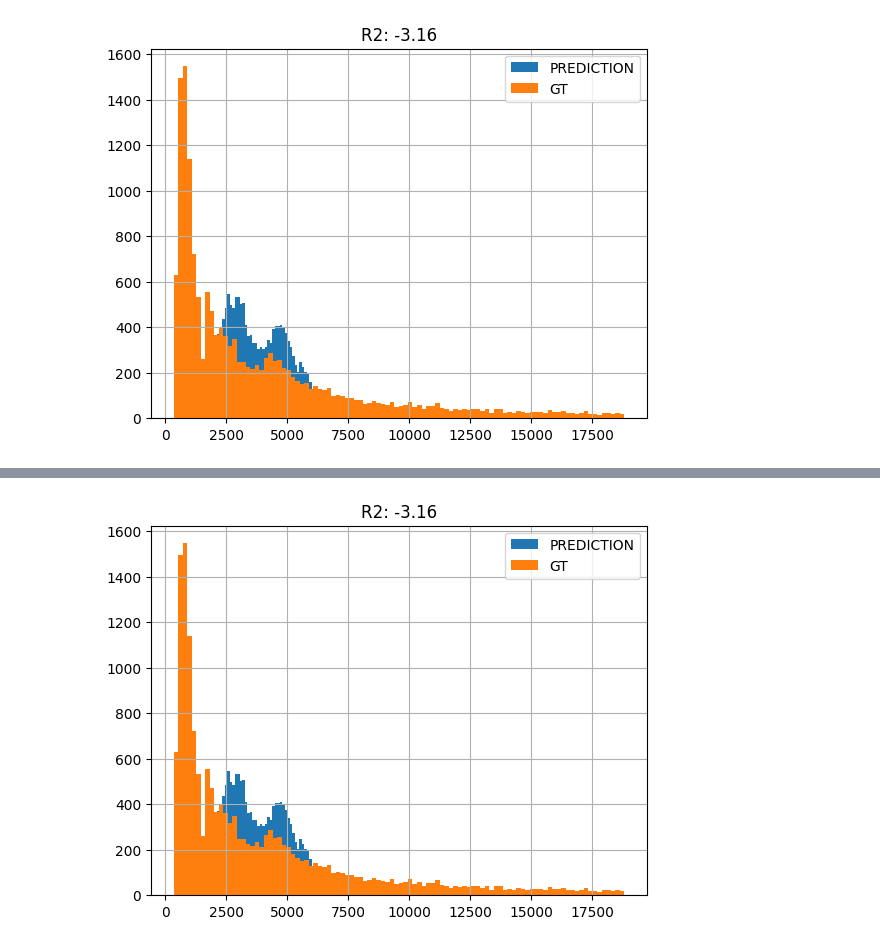
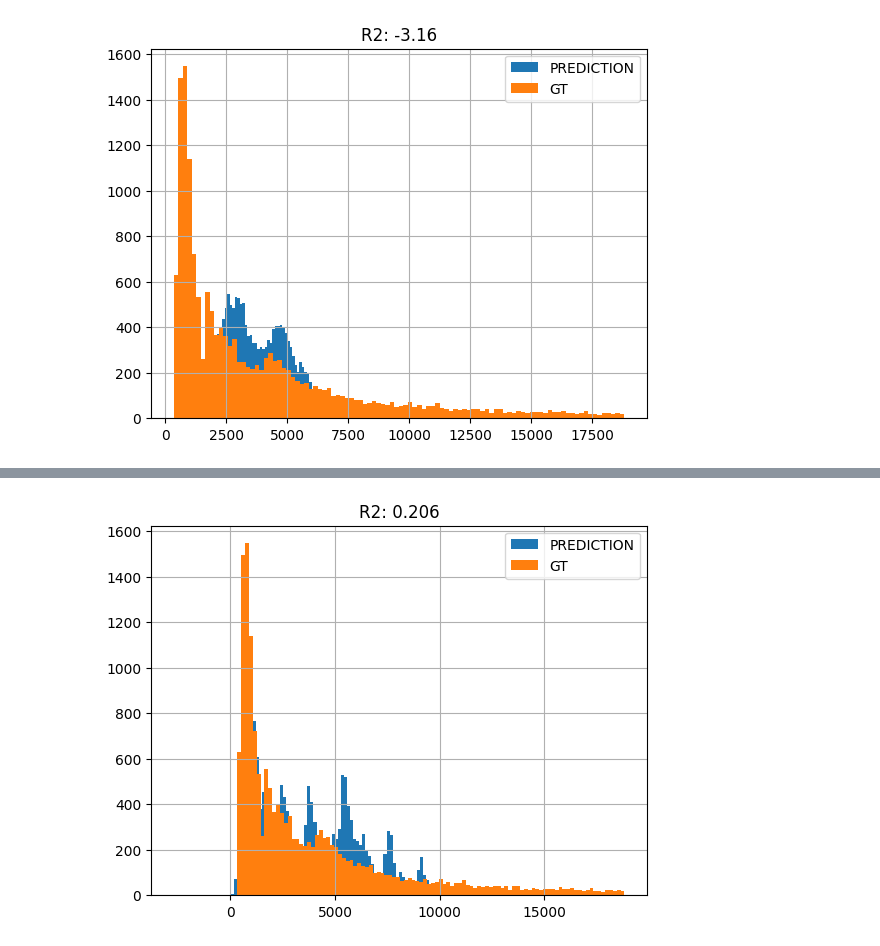
Before and after one commit to mootheerloodee/NeuralNetworksInML, a Jupyter notebook: hw1/testSolution.ipynb, the cells around one changed output, grey strips where cells are left out. Saved outputs shown, nothing was run; the diff lists cells and outputs as text; code cells hidden in the pictures.

```diff
--- a/hw1/testSolution.ipynb
+++ b/hw1/testSolution.ipynb
@@ -83,12 +65,16 @@ plt.grid();
 # %%
 from sklearn.preprocessing import StandardScaler
 
-scaler = StandardScaler()
-X_train_scaled = scaler.fit_transform(X_train)
-X_test_scaled = scaler.transform(X_test)
+scaler_X = StandardScaler()
+X_train_scaled = scaler_X.fit_transform(X_train)
+X_test_scaled = scaler_X.transform(X_test)
+
+scaler_y = StandardScaler()
+y_train_scaled = scaler_y.fit_transform(y_train.reshape(-1, 1)).flatten()
+y_test_scaled = scaler_y.transform(y_test.reshape(-1, 1)).flatten()
 # %%
 reg3 = LinearRegressorGD()
-reg3.fit(X_train_scaled, y_train)
+reg3.fit(X_train_scaled, y_train_scaled)
 # %%
 reg3.get_params()
 # %% [output]
@@ -110,11 +95,0 @@ plt.grid();
-# %%
-reg4 = LinearRegressorGD(learning_rate = 0.01, n_iter = 10000)
-reg4.fit(X_train_scaled, y_train)
-print(reg4.get_params())
-y_pred4 = reg.predict(X_test_scaled)
-score4 = r2_score(y_pred4, y_test)
-plt.title(f'R2: {str(score4)[:5]}')
-plt.hist(y_pred.reshape(1, -1)[0], bins=100, label='PREDICTION')
-plt.hist(y_test.reshape(1, -1)[0], bins=100, label='GT')
-plt.legend()
-plt.grid();
@@ -126,5 +96,5 @@ plt.grid();
 # %%
 from mlp_regressor import MLPRegressor
 # %%
-mlp_reg = MLPRegressor()
-mlp_reg.fit(X_train, y_train)
+mlp_reg = MLPRegressor(hidden_layer_sizes=(100,50), n_iter = 500)
+mlp_reg.fit(X_train_scaled, y_train_scaled)
@@ -131,10 +107,11 @@ mlp_reg.fit(X_train, y_train)
 # %%
-mlp_y_pred = reg.predict(X_test)
+y_pred_scaled = mlp_reg.predict(X_test_scaled)
+mlp_y_pred = scaler_y.inverse_transform(y_pred_scaled.reshape(-1, 1)).flatten()
 mlp_score = r2_score(mlp_y_pred, y_test)
 plt.title(f'R2: {str(mlp_score)[:5]}')
-plt.hist(y_pred.reshape(1, -1)[0], bins=100, label='PREDICTION')
+plt.hist(mlp_y_pred.reshape(1, -1)[0], bins=100, label='PREDICTION')
 plt.hist(y_test.reshape(1, -1)[0], bins=100, label='GT')
 plt.legend()
 plt.grid();
 # %% [output]
-[figure, old version]
+[figure, new version]
```
Also changed, not shown: parts of 8 cells of this notebook, 2 other files.
